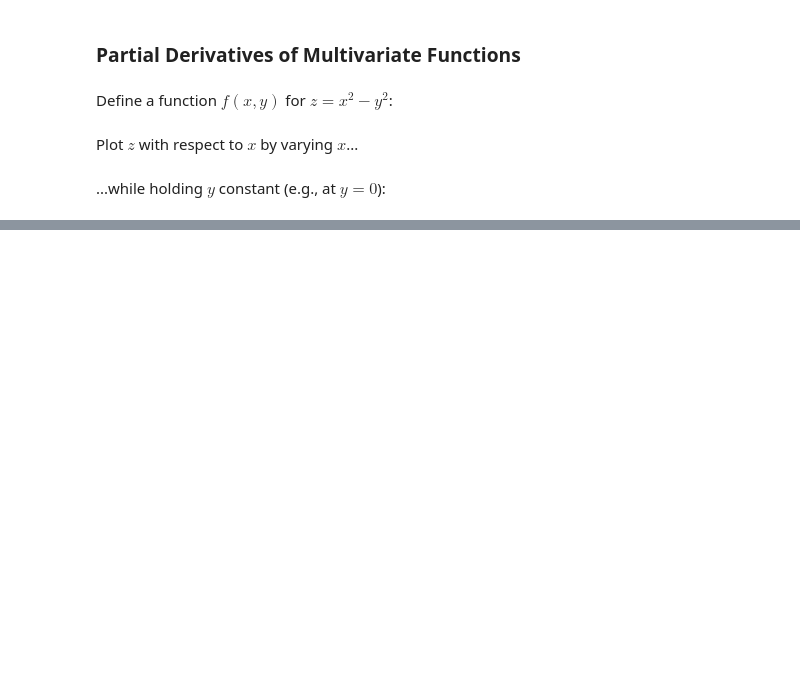
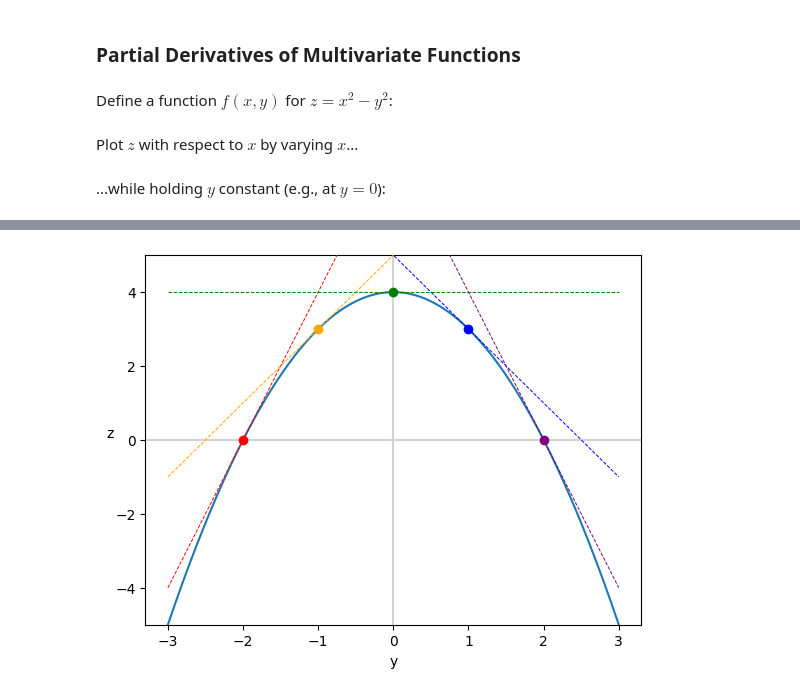
Before and after one commit to darstech/ML-Foundation, a Jupyter notebook: notebooks/4_calculus_ii.ipynb, the cells around one changed output, grey strips where cells are left out. Saved outputs shown, nothing was run; the diff lists cells and outputs as text; code cells hidden in the pictures; blank space fills up the shorter version.

```diff
--- a/notebooks/4_calculus_ii.ipynb
+++ b/notebooks/4_calculus_ii.ipynb
@@ -43,0 +118,30 @@ _ = ax.plot(xs, zs_wrt_x)
+# %%
+def delz_dely(my_x, my_y):
+  return -2*my_y
+# %%
+y_samples = [-2, -1, 0, 1, 2]
+# %%
+def point_and_tangent_wrt_y(my_ys, my_x, my_y, my_f, fprime, col):  # changed my_xs to my_ys
+
+  my_z = my_f (my_x, my_y)
+  plt.scatter(my_y, my_z, c=col, zorder=3)  # changde my_x to my_y
+
+  tangent_m = fprime(my_x, my_y)
+  tangent_b = my_z - tangent_m*my_y # changed my_x to my_y
+  tangent_line = tangent_m*my_ys + tangent_b  # changed my_xs to my_ys
+
+  plt.plot(my_ys, tangent_line, c=col, linestyle='dashed', linewidth=0.7, zorder=3) # changed my_xs to my_ys
+# %%
+fig, ax = plt.subplots()
+plt.axvline(x=0, color='lightgray')
+plt.axhline(y=0, color='lightgray')
+
+for i, y in enumerate(y_samples):
+  point_and_tangent_wrt_y(ys, 2, y, f, delz_dely, colors[i])
+
+plt.ylim([-5, 5])
+plt.xlabel('y')
+plt.ylabel('z', rotation=0)
+_ = ax.plot(xs, zs_wrt_y)
+# %% [output]
+[figure, added]
```
Also changed, not shown: parts of 16 cells of this notebook.
